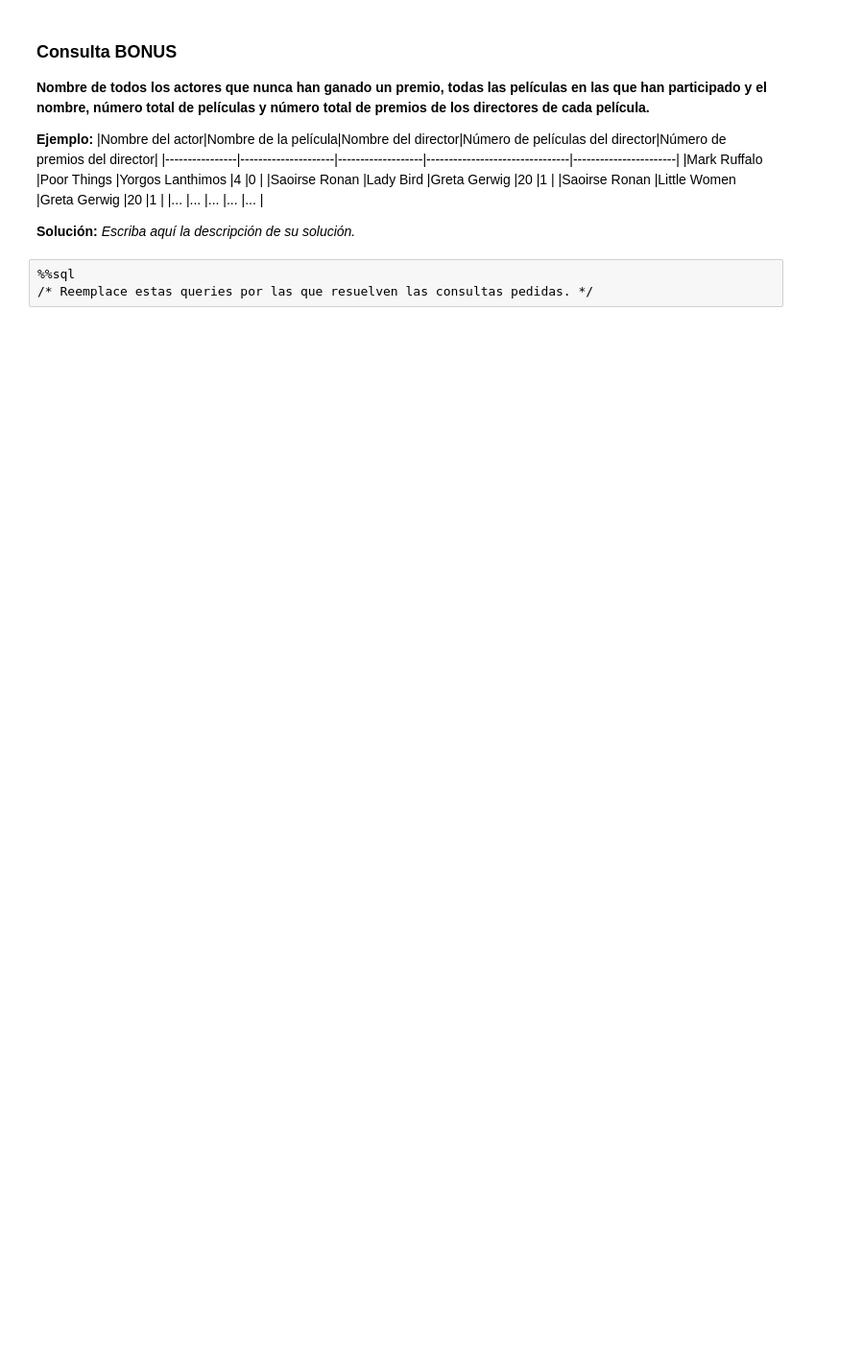
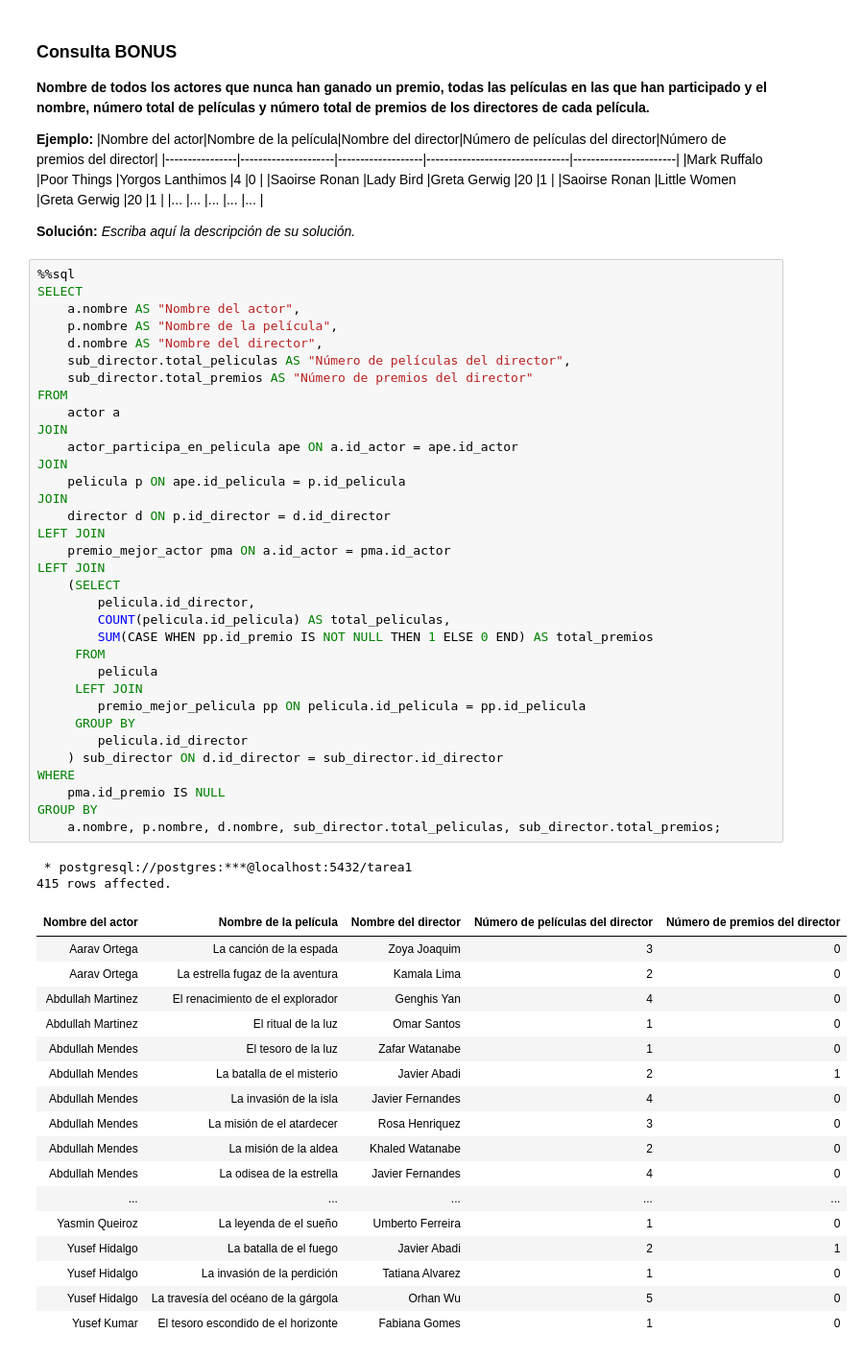
Before and after one commit to USM-Wolffe/Tarea-1-Base-de-datos, a Jupyter notebook: Tarea_1.ipynb, the cells around one changed output. Shown: that part at 96% size. Drawn from its saved outputs; the diff is of its cells as text; blank space fills up the shorter version.

```diff
--- a/Tarea_1.ipynb
+++ b/Tarea_1.ipynb
@@ -487,9 +669,60 @@ Escriba aquí las consultas pedidas. Recuerde agregar una descripción _breve_ d
 
 
 **Solución:** _Escriba aquí la descripción de su solución._
-# %%
-%%sql
-/* Reemplace estas queries por las que resuelven las consultas pedidas. */
+# %%
+%%sql
+SELECT
+    a.nombre AS "Nombre del actor",
+    p.nombre AS "Nombre de la película",
+    d.nombre AS "Nombre del director",
+    sub_director.total_peliculas AS "Número de películas del director",
+    sub_director.total_premios AS "Número de premios del director"
+FROM
+    actor a
+JOIN
+    actor_participa_en_pelicula ape ON a.id_actor = ape.id_actor
+JOIN
+    pelicula p ON ape.id_pelicula = p.id_pelicula
+JOIN
+    director d ON p.id_director = d.id_director
+LEFT JOIN
+    premio_mejor_actor pma ON a.id_actor = pma.id_actor
+LEFT JOIN
+    (SELECT
+        pelicula.id_director,
+        COUNT(pelicula.id_pelicula) AS total_peliculas,
+        SUM(CASE WHEN pp.id_premio IS NOT NULL THEN 1 ELSE 0 END) AS total_premios
+     FROM
+        pelicula
+     LEFT JOIN
+        premio_mejor_pelicula pp ON pelicula.id_pelicula = pp.id_pelicula
+     GROUP BY
+        pelicula.id_director
+    ) sub_director ON d.id_director = sub_director.id_director
+WHERE
+    pma.id_premio IS NULL
+GROUP BY
+    a.nombre, p.nombre, d.nombre, sub_director.total_peliculas, sub_director.total_premios;
+# %% [output]
+ * postgresql://postgres:***@localhost:5432/tarea1
+415 rows affected.
+| Nombre del actor | Nombre de la película | Nombre del director | Número de películas del director | Número de premios del director |
+| Aarav Ortega | La canción de la espada | Zoya Joaquim | 3 | 0 |
+| Aarav Ortega | La estrella fugaz de la aventura | Kamala Lima | 2 | 0 |
+| Abdullah Martinez | El renacimiento de el explorador | Genghis Yan | 4 | 0 |
+| Abdullah Martinez | El ritual de la luz | Omar Santos | 1 | 0 |
+| Abdullah Mendes | El tesoro de la luz | Zafar Watanabe | 1 | 0 |
+| Abdullah Mendes | La batalla de el misterio | Javier Abadi | 2 | 1 |
+| Abdullah Mendes | La invasión de la isla | Javier Fernandes | 4 | 0 |
+| Abdullah Mendes | La misión de el atardecer | Rosa Henriquez | 3 | 0 |
+| Abdullah Mendes | La misión de la aldea | Khaled Watanabe | 2 | 0 |
+| Abdullah Mendes | La odisea de la estrella | Javier Fernandes | 4 | 0 |
+| ... | ... | ... | ... | ... |
+| Yasmin Queiroz | La leyenda de el sueño | Umberto Ferreira | 1 | 0 |
+| Yusef Hidalgo | La batalla de el fuego | Javier Abadi | 2 | 1 |
+| Yusef Hidalgo | La invasión de la perdición | Tatiana Alvarez | 1 | 0 |
+| Yusef Hidalgo | La travesía del océano de la gárgola | Orhan Wu | 5 | 0 |
+| Yusef Kumar | El tesoro escondido de el horizonte | Fabiana Gomes | 1 | 0 |
 # %% [markdown]
 <a style='text-decoration:none;line-height:16px;display:flex;color:#5B5B62;padding:10px;justify-content:end;' href='https://deepnote.com?utm_source=created-in-deepnote-cell&projectId=cafe4e99-499e-4e36-b9fd-48e2d31e0196' target="_blank">
 <img alt='Created in deepnote.com' style='display:inline;max-height:16px;margin:0px;margin-right:7.5px;' src='embedded-picture-1' > </img>
```
Also changed, not shown: parts of 18 cells of this notebook.
